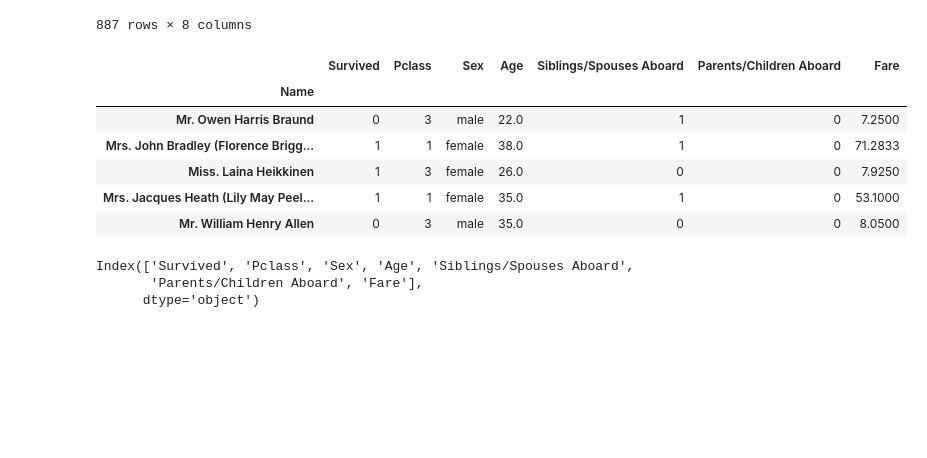
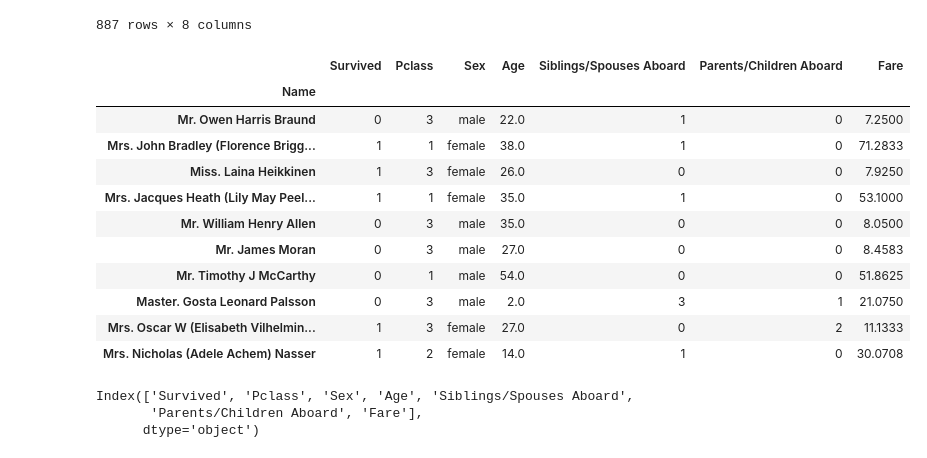
Before and after one commit to AnIsAsPe/ClasificadorClientesTelecom, a Jupyter notebook: Introducción a Pandas.ipynb, the cells around one changed output. Cells and saved outputs as stored; diff of their text form; code cells hidden in the pictures; blank space fills up the shorter version.

```diff
--- a/Introducción a Pandas.ipynb
+++ b/Introducción a Pandas.ipynb
@@ -279,17 +297,24 @@ titanic
 | 885 | 1 | 1 | Mr. Karl Howell Behr | male | 26.0 | 0 | 0 | 30.0000 |
 | 886 | 0 | 3 | Mr. Patrick Dooley | male | 32.0 | 0 | 0 | 7.7500 |
 887 rows × 8 columns
+# %%
+titanic = titanic.reset_index()
 # %%
-titanic = titanic.set_index("Name")
-titanic.head()
+titanic = titanic.set_index(["Name"])
+titanic.head(10)
 # %% [output]
 |  | Survived | Pclass | Sex | Age | Siblings/Spouses Aboard | Parents/Children Aboard | Fare |
 | Name |  |  |  |  |  |  |  |
 | Mr. Owen Harris Braund | 0 | 3 | male | 22.0 | 1 | 0 | 7.2500 |
 | Mrs. John Bradley (Florence Brigg... | 1 | 1 | female | 38.0 | 1 | 0 | 71.2833 |
 | Miss. Laina Heikkinen | 1 | 3 | female | 26.0 | 0 | 0 | 7.9250 |
 | Mrs. Jacques Heath (Lily May Peel... | 1 | 1 | female | 35.0 | 1 | 0 | 53.1000 |
 | Mr. William Henry Allen | 0 | 3 | male | 35.0 | 0 | 0 | 8.0500 |
+| Mr. James Moran | 0 | 3 | male | 27.0 | 0 | 0 | 8.4583 |
+| Mr. Timothy J McCarthy | 0 | 1 | male | 54.0 | 0 | 0 | 51.8625 |
+| Master. Gosta Leonard Palsson | 0 | 3 | male | 2.0 | 3 | 1 | 21.0750 |
+| Mrs. Oscar W (Elisabeth Vilhelmin... | 1 | 3 | female | 27.0 | 0 | 2 | 11.1333 |
+| Mrs. Nicholas (Adele Achem) Nasser | 1 | 2 | female | 14.0 | 1 | 0 | 30.0708 |
 # %%
 titanic.columns
 # %% [output]
```
Also changed, not shown: parts of 21 cells of this notebook.
